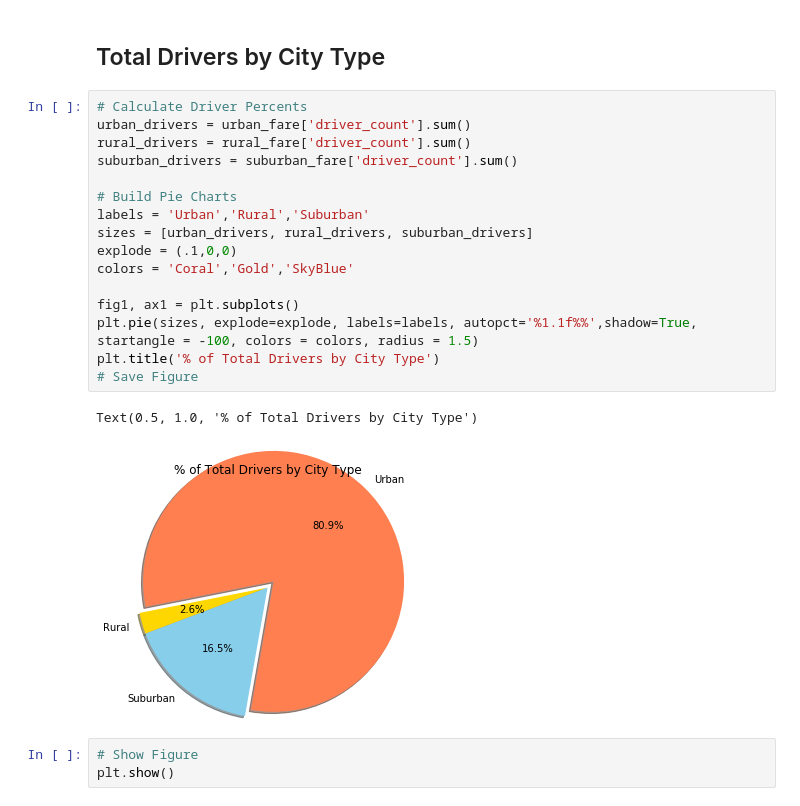
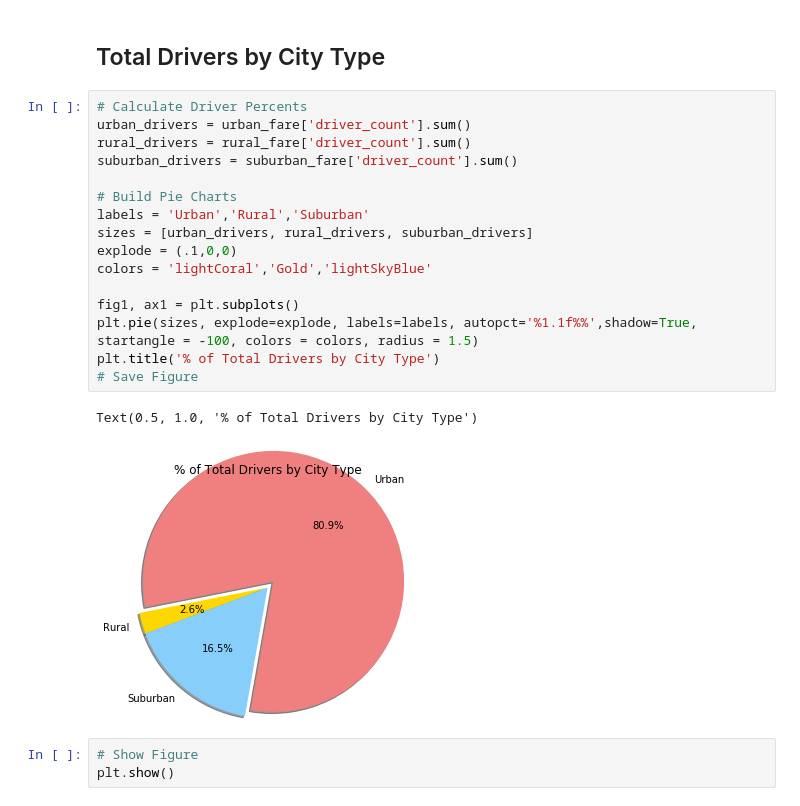
Before and after one commit to Dshashek/Pyber, a Jupyter notebook: Pyber/pyber_starter.ipynb, the cells around one changed output. Saved outputs shown, nothing was run; the diff lists cells and outputs as text.

Commit message:
tweaked colors

```diff
--- a/Pyber/pyber_starter.ipynb
+++ b/Pyber/pyber_starter.ipynb
@@ -152,22 +152,22 @@ plt.show()
 # %%
 # Calculate Driver Percents
 urban_drivers = urban_fare['driver_count'].sum()
 rural_drivers = rural_fare['driver_count'].sum()
 suburban_drivers = suburban_fare['driver_count'].sum()
 
 # Build Pie Charts
 labels = 'Urban','Rural','Suburban'
 sizes = [urban_drivers, rural_drivers, suburban_drivers]
 explode = (.1,0,0)
-colors = 'Coral','Gold','SkyBlue'
+colors = 'lightCoral','Gold','lightSkyBlue'
 
 fig1, ax1 = plt.subplots()
 plt.pie(sizes, explode=explode, labels=labels, autopct='%1.1f%%',shadow=True, startangle = -100, colors = colors, radius = 1.5)
 plt.title('% of Total Drivers by City Type')
 # Save Figure
 # %% [output]
 Text(0.5, 1.0, '% of Total Drivers by City Type')
-[figure, old version]
+[figure, new version]
 # %%
 # Show Figure
 plt.show()
```
Also changed, not shown: parts of 2 cells of this notebook.
